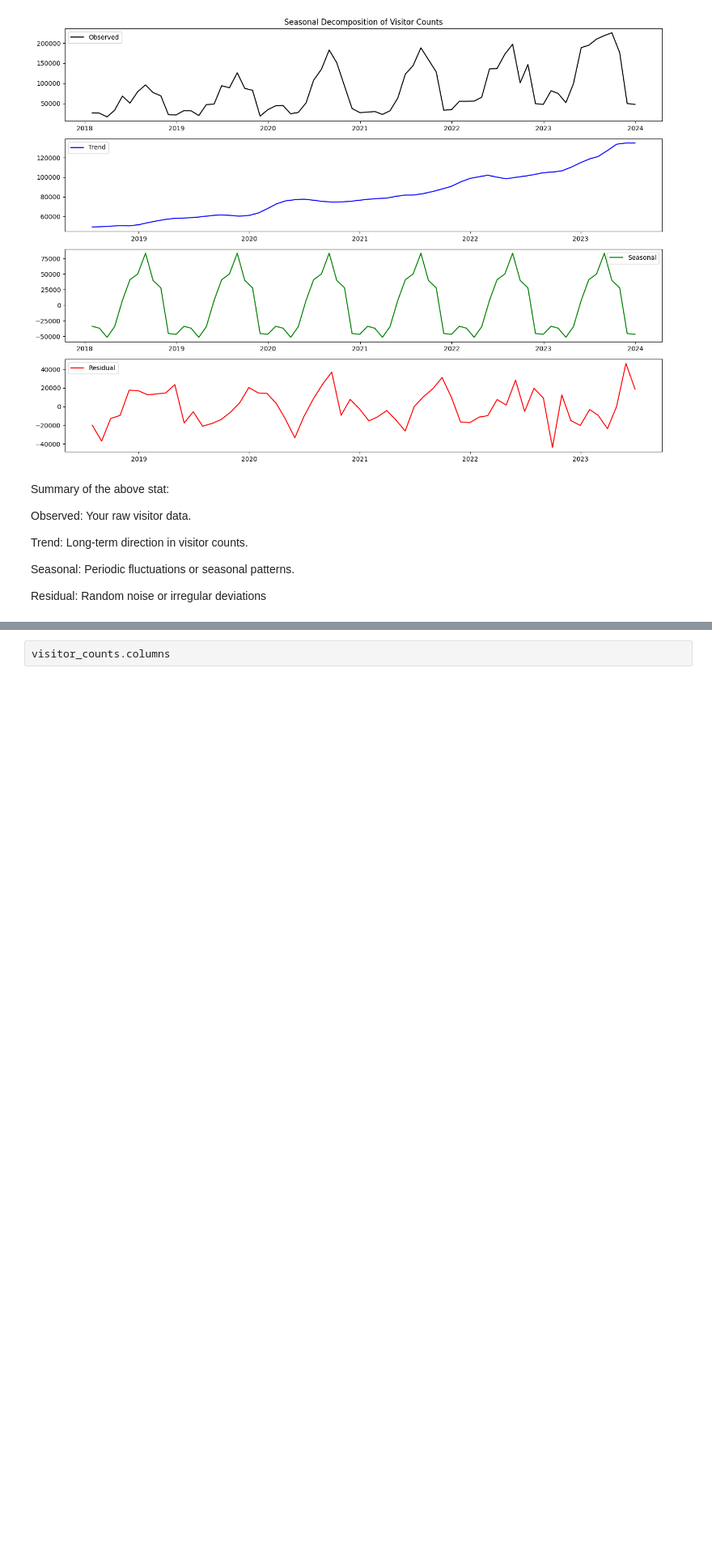
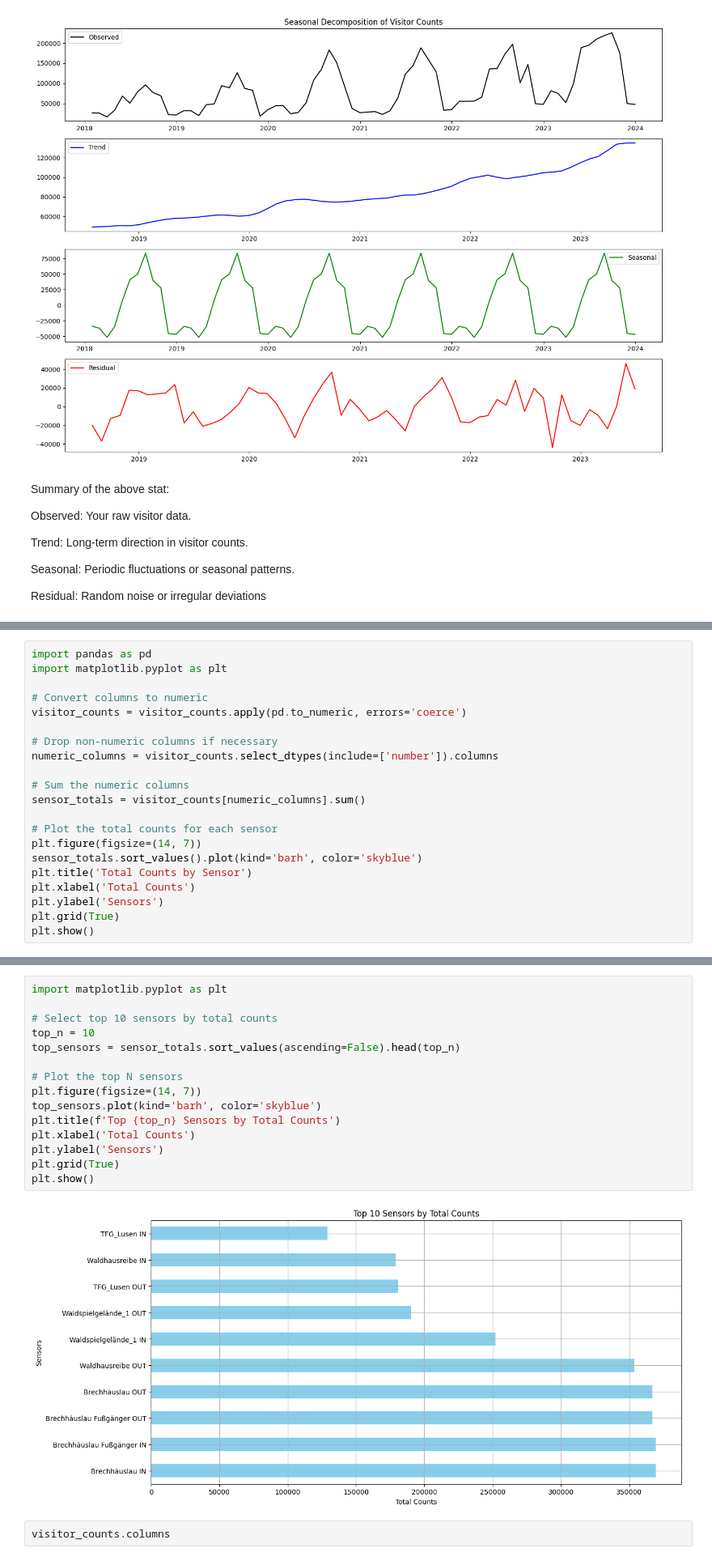
Before and after one commit to DSSGxMunich/bavarian-forest-visitor-monitoring-dssgx-24, a Jupyter notebook: load-manual-visitor-count-data.ipynb, the cells around one changed output, grey strips where cells are left out. Shown at 81% size. Saved outputs shown, nothing was run; the diff lists cells and outputs as text; blank space fills up the shorter version.

```diff
--- a/load-manual-visitor-count-data.ipynb
+++ b/load-manual-visitor-count-data.ipynb
@@ -303,0 +306,21 @@ Residual: Random noise or irregular deviations
+# %%
+import pandas as pd
+import matplotlib.pyplot as plt
+
+# Convert columns to numeric
+visitor_counts = visitor_counts.apply(pd.to_numeric, errors='coerce')
+
+# Drop non-numeric columns if necessary
+numeric_columns = visitor_counts.select_dtypes(include=['number']).columns
+
+# Sum the numeric columns
+sensor_totals = visitor_counts[numeric_columns].sum()
+
+# Plot the total counts for each sensor
+plt.figure(figsize=(14, 7))
+sensor_totals.sort_values().plot(kind='barh', color='skyblue')
+plt.title('Total Counts by Sensor')
+plt.xlabel('Total Counts')
+plt.ylabel('Sensors')
+plt.grid(True)
+plt.show()
@@ -304,3 +329,20 @@ Residual: Random noise or irregular deviations
+# %%
+import matplotlib.pyplot as plt
+
+# Select top 10 sensors by total counts
+top_n = 10
+top_sensors = sensor_totals.sort_values(ascending=False).head(top_n)
+
+# Plot the top N sensors
+plt.figure(figsize=(14, 7))
+top_sensors.plot(kind='barh', color='skyblue')
+plt.title(f'Top {top_n} Sensors by Total Counts')
+plt.xlabel('Total Counts')
+plt.ylabel('Sensors')
+plt.grid(True)
+plt.show()
+# %% [output]
+[figure, added]
 # %%
 visitor_counts.columns
 # %% [output]
```
Also changed, not shown: parts of 8 cells of this notebook.
